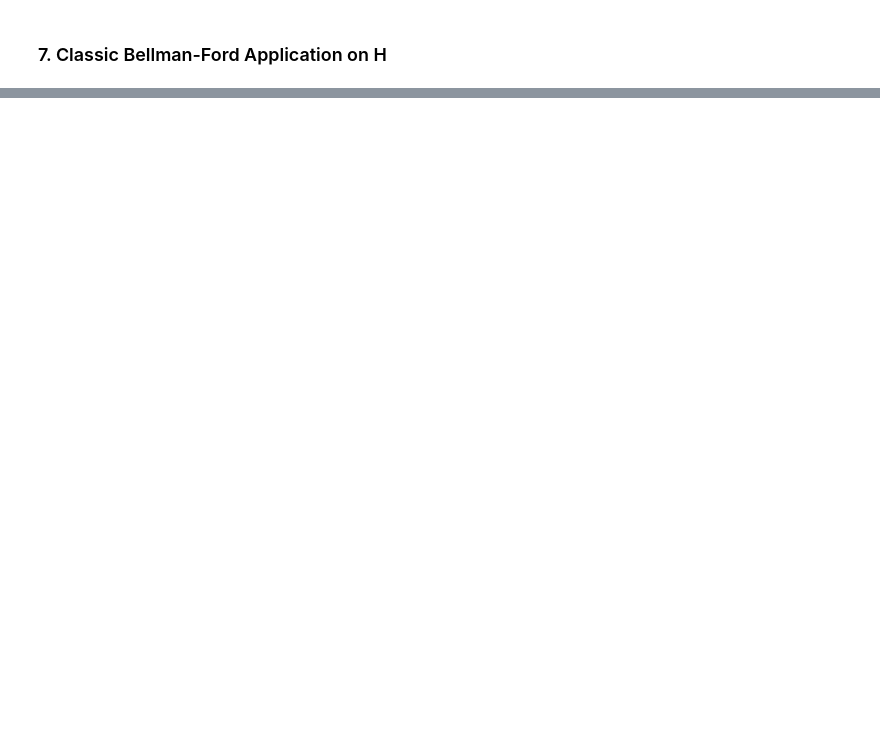
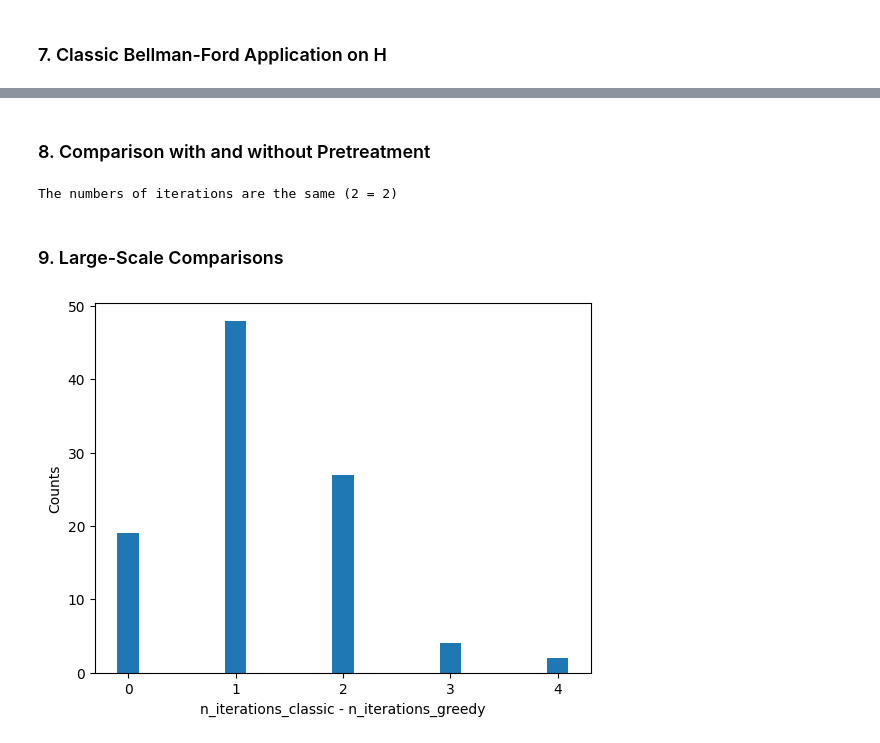
Before and after one commit to Ethan2541/Improved-Bellman-Ford, a Jupyter notebook: notebook.ipynb, the cells around one changed output, grey strips where cells are left out. Cells and saved outputs as stored; diff of their text form; code cells hidden in the pictures; blank space fills up the shorter version.

Commit message:
Performances comparisons

```diff
--- a/notebook.ipynb
+++ b/notebook.ipynb
@@ -118,0 +118,39 @@ Number of iterations: 4
+# %% [markdown]
+### 8. Comparison with and without Pretreatment
+# %%
+if n_iterations_greedy < n_iterations_classic:
+    print(f'The greedy algorithm allows to converge faster ({n_iterations_greedy} < {n_iterations_classic})')
+elif n_iterations_greedy == n_iterations_classic:
+    print(f'The numbers of iterations are the same ({n_iterations_greedy} = {n_iterations_classic})')
+else:
+    print(f'The greedy algorithm takes longer to converge ({n_iterations_greedy} > {n_iterations_classic})')
+# %% [output]
+The numbers of iterations are the same (2 = 2)
+# %% [markdown]
+### 9. Large-Scale Comparisons
+# %%
+gaps = []
+
+for _ in range(100):
+    G, weighted_graphs = generate_random_test_set(n_instances=4, n_nodes=50, weight_min=-10, weight_max=10, p_edge=0.8, mode='acyclic')
+    H = weighted_graphs[-1]
+    s = G.choose_source()
+    shortest_paths = [graph.compute_shortest_paths(s)[0] for graph in weighted_graphs[:-1]]
+    T = Graph.union(shortest_paths)
+    ordered_nodes = T.glouton_fas()
+    shortest_paths_graph, n_iterations_greedy = H.compute_shortest_paths(s, ordered_nodes)
+    shortest_paths_graph, n_iterations_classic = H.compute_shortest_paths(s)
+    gaps.append(n_iterations_classic - n_iterations_greedy)
+
+gaps = np.array(gaps)
+
+plt.figure()
+labels, counts = np.unique(gaps, return_counts=True)
+plt.bar(labels, counts, align='center', width=0.2)
+plt.gca().set_xticks(labels)
+plt.xlabel('n_iterations_classic - n_iterations_greedy')
+plt.xticks([k for k in np.unique(gaps)])
+plt.ylabel('Counts')
+plt.show()
+# %% [output]
+[figure, added]
```
Also changed, not shown: parts of 16 cells of this notebook, 1 other file.
